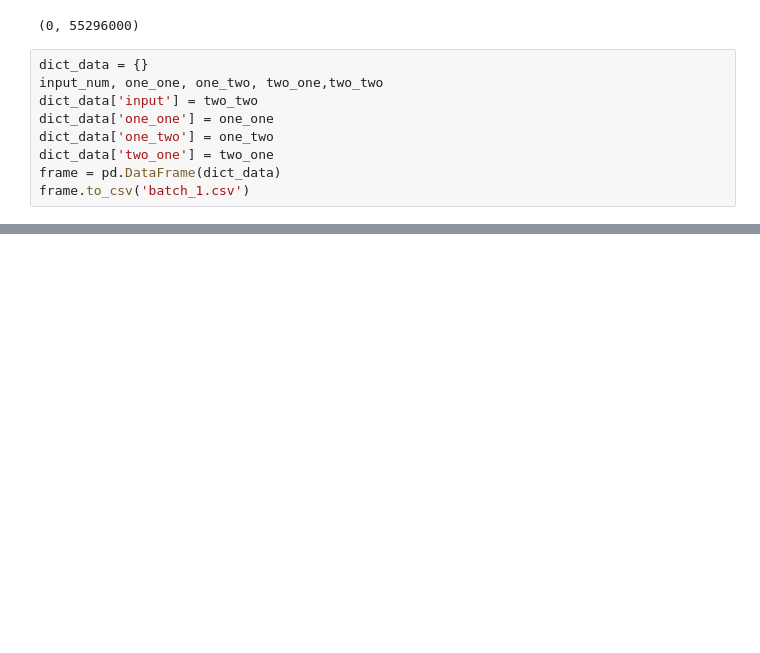
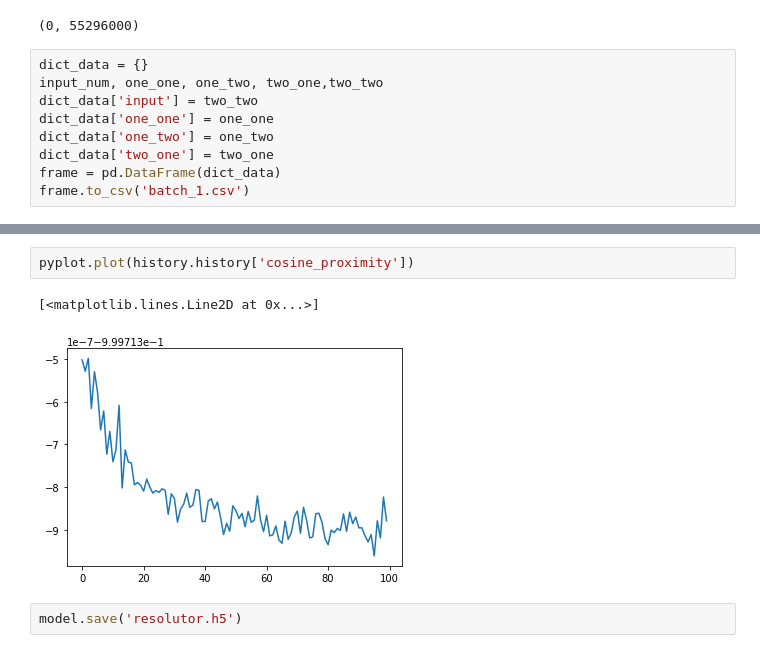
Before and after one commit to elishatofunmi/super-resolutor, a Jupyter notebook: data_and_model.ipynb, the cells around one changed output, grey strips where cells are left out. Saved outputs shown, nothing was run; the diff lists cells and outputs as text; blank space fills up the shorter version.

```diff
--- a/data_and_model.ipynb
+++ b/data_and_model.ipynb
@@ -303,0 +379,7 @@ len(one_one)
+# %%
+pyplot.plot(history.history['cosine_proximity'])
+# %% [output]
+[<matplotlib.lines.Line2D at 0x...>]
+[figure, added]
+# %%
+model.save('resolutor.h5')
```
Also changed, not shown: parts of 17 cells of this notebook.
